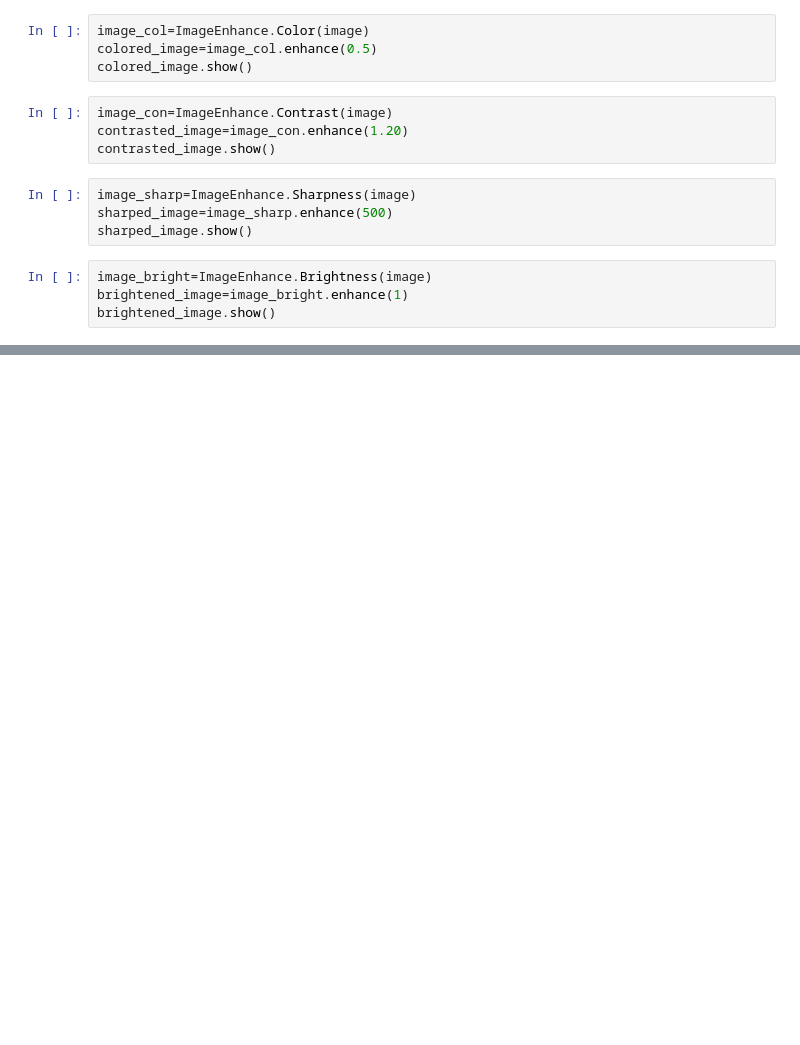
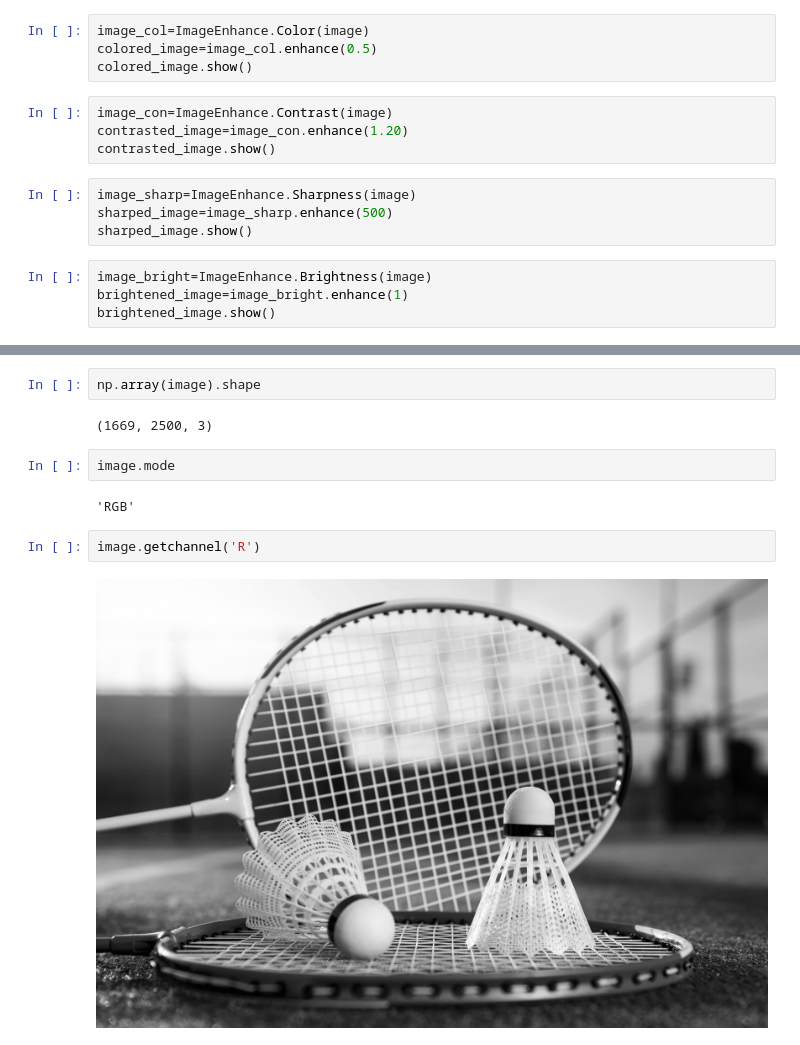
Before and after one commit to HimanshuHeda/Advance_Python, a Jupyter notebook: Image_Processing/img.ipynb, the cells around one changed output, grey strips where cells are left out. Saved outputs shown, nothing was run; the diff lists cells and outputs as text; blank space fills up the shorter version.

Commit message:
Image Filters , Rank Filter & Color using numpy

```diff
--- a/Image_Processing/img.ipynb
+++ b/Image_Processing/img.ipynb
@@ -94,0 +167,12 @@ brightened_image.show()
+# %%
+np.array(image).shape
+# %% [output]
+(1669, 2500, 3)
+# %%
+image.mode
+# %% [output]
+'RGB'
+# %%
+image.getchannel('R')
+# %% [output]
+[figure, added]
```
Also changed, not shown: parts of 30 cells of this notebook.
